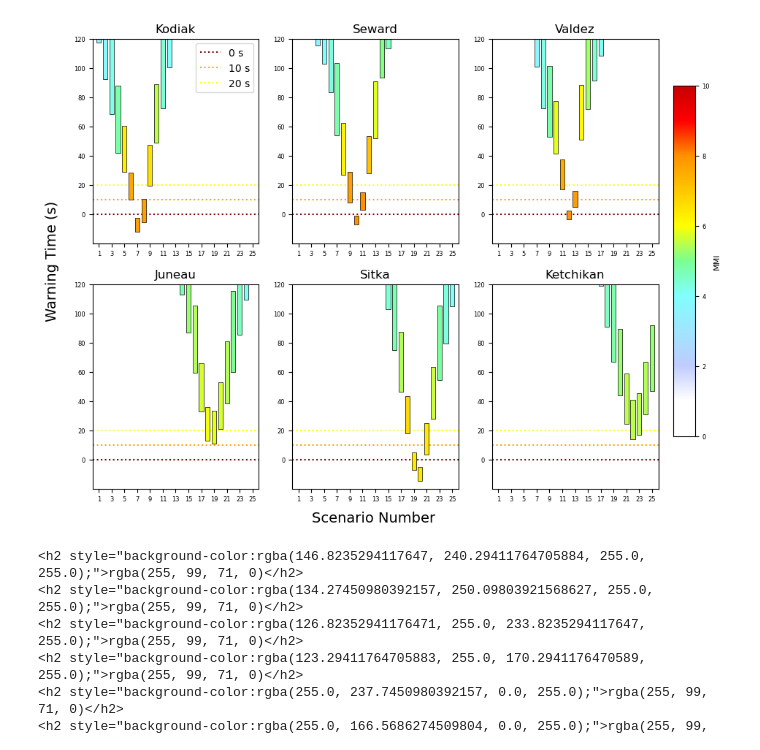
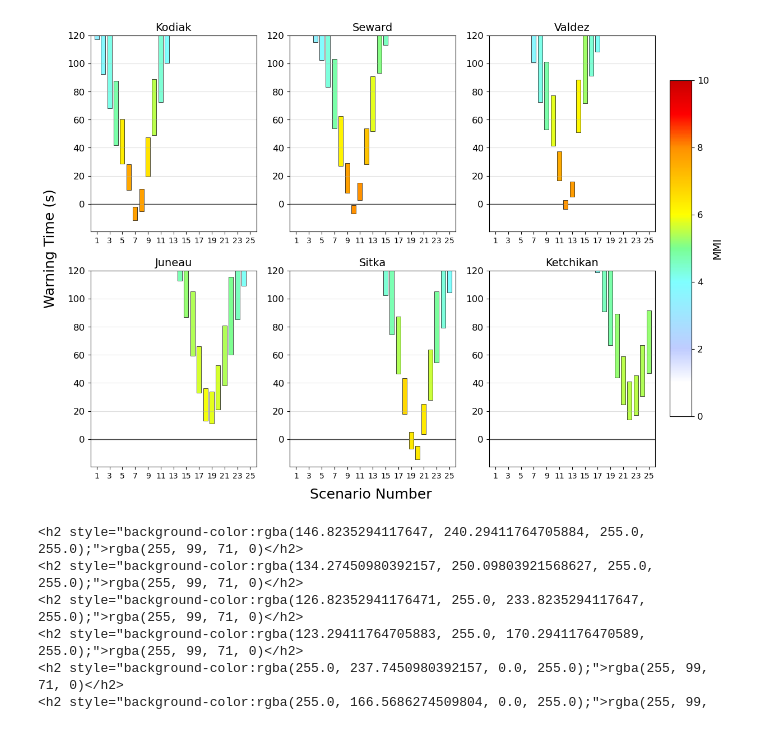
Before and after one commit to alexfozkos/ShakeMapsProcessor, a Jupyter notebook: Coastal Graphs Small Ranges.ipynb, the cells around one changed output. Drawn from its saved outputs; the diff is of its cells as text; code cells hidden in the pictures.

```diff
--- a/Coastal Graphs Small Ranges.ipynb
+++ b/Coastal Graphs Small Ranges.ipynb
@@ -28,7 +28,7 @@ plt.rc('axes', titlesize=10, labelsize=8)
 plt.rc('xtick', labelsize=6)
 plt.rc('ytick', labelsize=6)
 
-fig, ax = plt.subplots(2, 3, figsize=(10, 8))
+fig, ax = plt.subplots(2, 3, figsize=(13, 10))
 plots = {}
 wt_min = 100
 wt_max = 0
@@ -63,8 +63,8 @@ for name, data in comm_dict.items():
         continue
 
     # warning time lines for 0, 10, 20 seconds
-    for i in range(0, 3):
-        ax[index].axhline(i * 10, lw=1.5, c=warn_colors[i], ls=':', zorder=0, label='%i s' % (i * 10))
+    # for i in range(0, 3):
+    #     ax[index].axhline(i * 10, lw=1.5, c=warn_colors[i], ls=':', zorder=0, label='%i s' % (i * 10))
 
     wt = ax[index].scatter(range(1, 26), data['wtfast'], s=0, marker='o', c=data['mmi'], cmap=mmi_cmap,
                            vmin=0, vmax=10, zorder=0, linewidth=0, edgecolor='k', alpha=1)
@@ -72,41 +72,47 @@ for name, data in comm_dict.items():
 
     # https://matplotlib.org/stable/gallery/statistics/errorbars_and_boxes.html#sphx-glr-gallery-statistics-errorbars-and-boxes-py
     # code for plotting rectangle ranges of warning time
     wtboxes = [Rectangle((x-width/2,y), width, height) for x, y, height in zip(range(1,26), data['wtfast'], np.array(data['wtslow'])-np.array(data['wtfast']))]
     pc = PatchCollection(wtboxes, color=color, cmap=mmi_cmap, linewidth=lw, edgecolor='k')
     ax[index].add_collection(pc)
 
     # code for plotting ranges with arrows instead of rectangles
     # yerr = np.array(data['wtslow'])-np.array(data['wtfast'])
     # for i in range(25):
     #     plotline1, caplines1, barlinecols1 = ax[index].errorbar(i+1, data['wtfast'][i], yerr=yerr[i], mfc=color[i], mec='k', mew=lw,
     #                                                                 lolims=True, ecolor='k', elinewidth=lw, fmt='o')
     #     caplines1[0].set_marker('_')
+    ax[index].tick_params(axis='x', labelsize=10)
+    ax[index].tick_params(axis='y', labelsize=12)
 
-    ax[index].set_title(name, fontsize=12)
+    ax[index].set_title(name, fontsize=14)
     ax[index].set_ylim(wt_min-5, 120)
     ax[index].set_xticks([1, 3, 5, 7, 9, 11, 13, 15, 17, 19, 21, 23, 25])
     ax[index].set_xlim(0,26)
-    if name == 'Kodiak':
-        ax[index].legend(loc='upper right', fontsize=10)
+    ax[index].axhline(0, lw=1, c='k', zorder=0, )
+
+    ax[index].grid(alpha=0.4, zorder=0, axis='y')
+
 # plt.clim[1,8]
 # plt.rc('xtick', labelsize=12)
 cbar_ax = fig.add_axes([0.92, 0.2, 0.03, 0.6])
-fig.colorbar(wt, cax=cbar_ax, orientation='vertical', label='MMI')
+cbar_ax.tick_params(labelsize=12)
+cb = fig.colorbar(wt, cax=cbar_ax, orientation='vertical', label='MMI')
+cb.set_label(label='MMI',fontsize=14)
 # fig.colorbar(wt, cax=cbar_ax, orientation='horizontal', label='MMI')
-plt.rc('xtick', labelsize=12)
+plt.rc('xtick', labelsize=14)
 # plt.xlim(0, 26)
 # draw_colorbar(fig, mmimap, None)
 # plt.text(0.48, 1.2, 'MMI', fontsize=16)
 # plt.suptitle('Newlist Community Scenario Data', fontsize=18)
-fig.text(0.51, 0.06, 'Scenario Number', ha='center', va='center',fontsize=14)
-fig.text(0.07, 0.5, 'Warning Time (s)', ha='center', va='center', rotation='vertical',fontsize=14)
+fig.text(0.51, 0.06, 'Scenario Number', ha='center', va='center',fontsize=18)
+fig.text(0.07, 0.5, 'Warning Time (s)', ha='center', va='center', rotation='vertical',fontsize=18)
 # plt.tight_layout(rect=[0.07, 0.04, 0.95, 1])
 plt.savefig('Figures/CoastalScenarios/Coastal Community Data_errows.pdf')
 plt.savefig('Figures/CoastalScenarios/Coastal Community Data_errows.png', dpi=700)
 plt.show()
 # %% [output]
-[figure, old version]
+[figure, new version]
 # %%
 color = np.array([mmi_cmap(i/10) for i in data['mmi']]) * 255
 for c in color: print(f'<h2 style="background-color:rgba{tuple(c)};">rgba(255, 99, 71, 0)</h2>')
```
Also changed, not shown: 5 other files.
